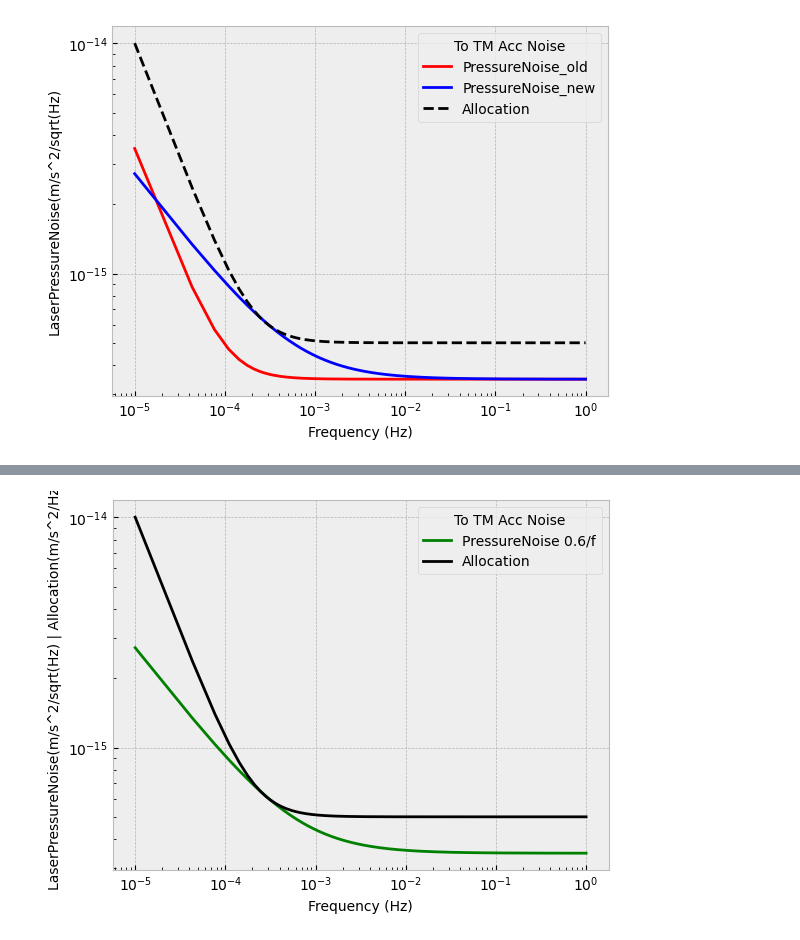
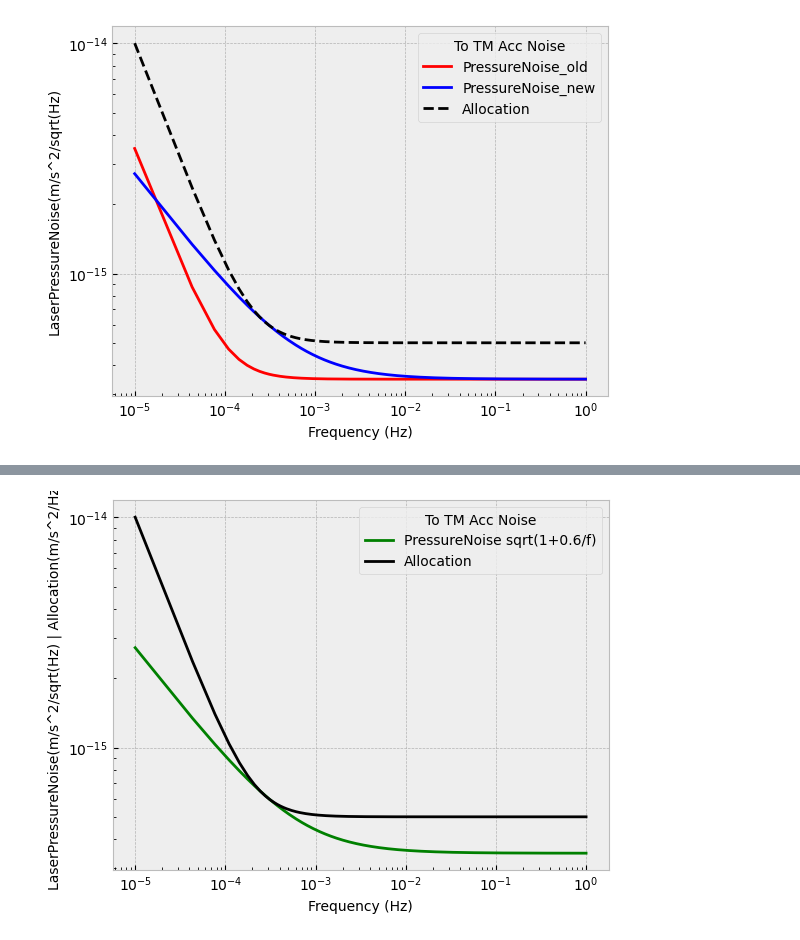
Before and after one commit to raidurgesh/LaserPressureNoise, a Jupyter notebook: LaserPressureNoiseNew2.ipynb, the cells around one changed output, grey strips where cells are left out. Drawn from its saved outputs; the diff is of its cells as text; code cells hidden in the pictures.

```diff
--- a/LaserPressureNoiseNew2.ipynb
+++ b/LaserPressureNoiseNew2.ipynb
@@ -107,37 +107,37 @@ plt.show()
 # %%
 import numpy as np
 import matplotlib.pyplot as plt
 freq = np.linspace(0.00001, 1, 30000)
 #units of kg
 Mass=1.92
 #speed of light in m/s
 C=299792458.0
 #Incident circularly polarized beam power in Watts
 Power=0.001
 RIN_PSD_o=(1e-4)**2*(1+(0.1e-3/freq)**2)
 RIN_PSD_n=(1e-4)**2*(1+(0.5e-3/freq))
 RIN_PSD_6=(1e-4)**2*(1+(0.6e-3/freq))
 RIN_PSD_n2=(1e-4)**2*(1+(0.5e-3/freq)**2)
-#LaserPressureNoise_o=(1/Mass**2*RIN_PSD_o*4.*Power**2/C**2)**0.5
-#LaserPressureNoise_n=(1/Mass**2*RIN_PSD_n*4.*Power**2/C**2)**0.5
-#LaserPressureNoise_n2=(1/Mass**2*RIN_PSD_n2*4.*Power**2/C**2)**0.5
+LaserPressureNoise_o=(1/Mass**2*RIN_PSD_o*4.*Power**2/C**2)**0.5
+LaserPressureNoise_n=(1/Mass**2*RIN_PSD_n*4.*Power**2/C**2)**0.5
+LaserPressureNoise_n2=(1/Mass**2*RIN_PSD_n2*4.*Power**2/C**2)**0.5
 LaserPressureNoise_6=(1/Mass**2*RIN_PSD_6*4.*Power**2/C**2)**0.5
 Allocation=((1e-15)**2*(1e-4/freq)**2 + (0.5e-15)**2)**0.5
 plt.style.use('bmh')
 # plot lines
-#plt.plot(freq, LaserPressureNoise_o,'r-', label = "PressureNoise 0.1/f^2")
-#plt.plot(freq, LaserPressureNoise_n,'b-', label = "PressureNoise 0.5/f")
-#plt.plot(freq, LaserPressureNoise_n2,'r--', label = "PressureNoise 0.5/f^2")
-plt.plot(freq, LaserPressureNoise_6,'g-', label = "PressureNoise 0.6/f")
+#plt.plot(freq, LaserPressureNoise_o,'r-', label = "PressureNoise sqrt(1+0.1/f^2)")
+#plt.plot(freq, LaserPressureNoise_n,'b-', label = "PressureNoise sqrt(1+0.5/f)")
+#plt.plot(freq, LaserPressureNoise_n2,'r--', label = "PressureNoise sqrt(1+0.5/f^2)")
+plt.plot(freq, LaserPressureNoise_6,'g-', label = "PressureNoise sqrt(1+0.6/f)")
 plt.plot(freq, Allocation,'k-', label = "Allocation")
 plt.yscale("log")
 plt.xscale("log")
 #plt.title("LaserPressureNoise")
 plt.xlabel("Frequency (Hz)")
 plt.ylabel("LaserPressureNoise(m/s^2/sqrt(Hz) | Allocation(m/s^2/Hz)")
 #plt.ylabel("LaserPressureNoise(m/s^2/sqrt(Hz)")
 # Add a title to a legend
 plt.legend(title = "To TM Acc Noise")
 plt.show()
 # %% [output]
-[figure, old version]
+[figure, new version]
```
Also changed, not shown: parts of 1 cell of this notebook.
